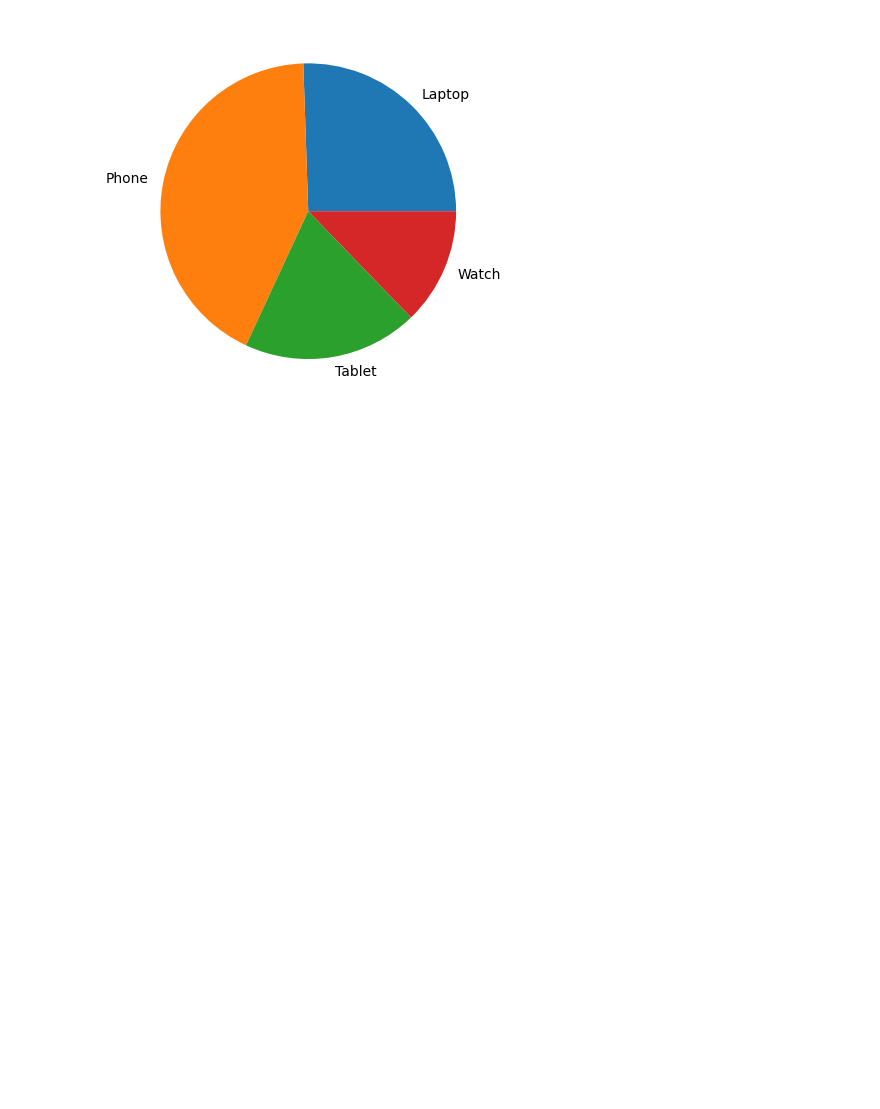
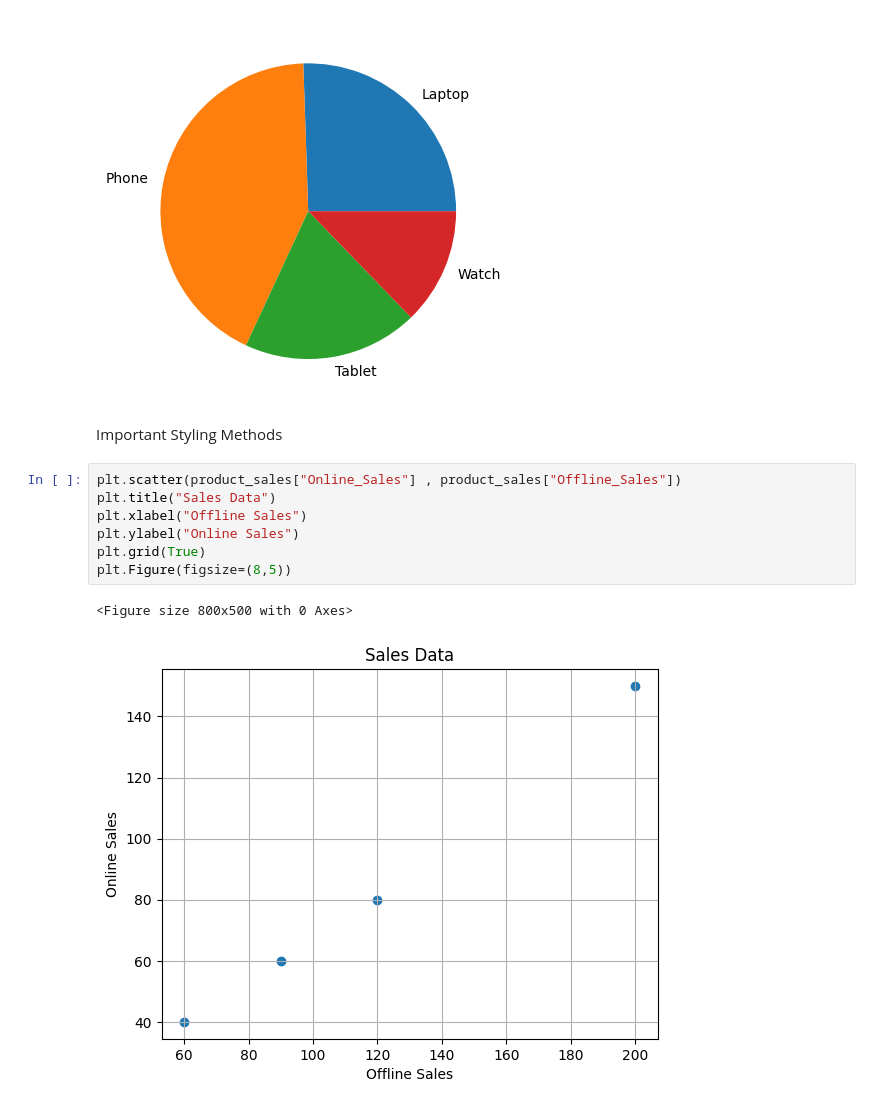
Before and after one commit to T-REX-C0DER/Data-Visualization-with-Python, a Jupyter notebook: Matplotlib.ipynb, the cells around one changed output. Cells and saved outputs as stored; diff of their text form; blank space fills up the shorter version.

Commit message:
Styling plots and all

```diff
--- a/Matplotlib.ipynb
+++ b/Matplotlib.ipynb
@@ -58,3 +58,15 @@ plt.pie(product_sales["Online_Sales"] , labels = product_sales["Product"])
   Text(0.18296247583957317, -1.0846772480487705, 'Tablet'),
   Text(1.0127149499918513, -0.42942802663892593, 'Watch')])
 [figure]
+# %% [markdown]
+Important Styling Methods
+# %%
+plt.scatter(product_sales["Online_Sales"] , product_sales["Offline_Sales"])
+plt.title("Sales Data")
+plt.xlabel("Offline Sales")
+plt.ylabel("Online Sales")
+plt.grid(True)
+plt.Figure(figsize=(8,5))
+# %% [output]
+<Figure size 800x500 with 0 Axes>
+[figure, added]
```
Also changed, not shown: parts of 3 cells of this notebook.
